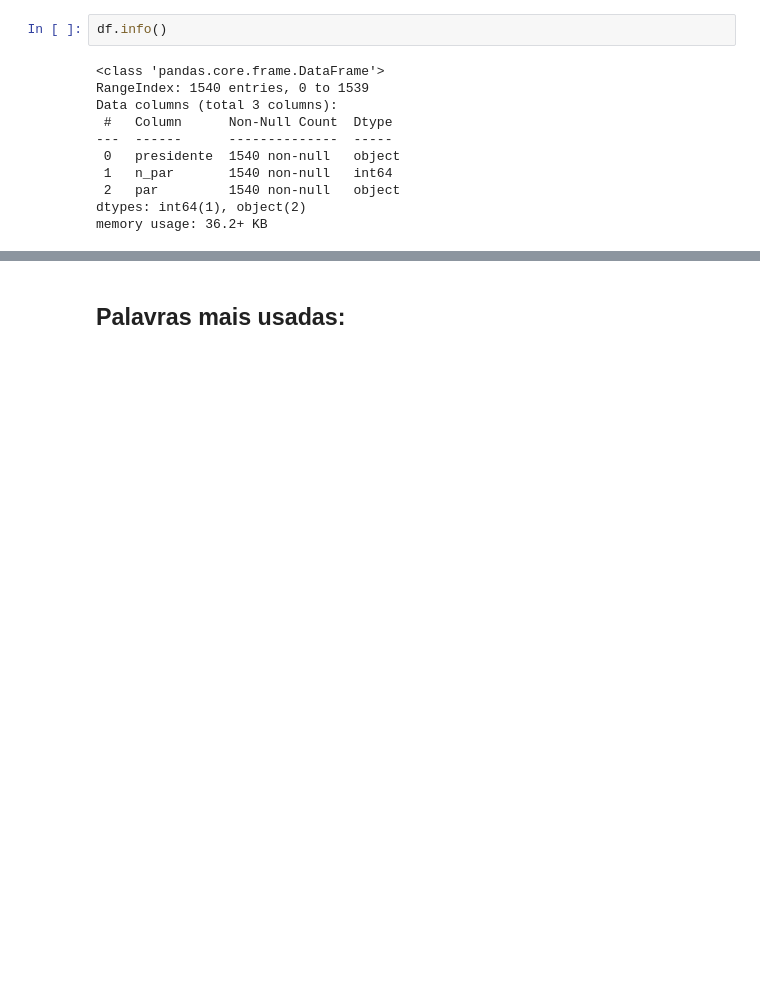
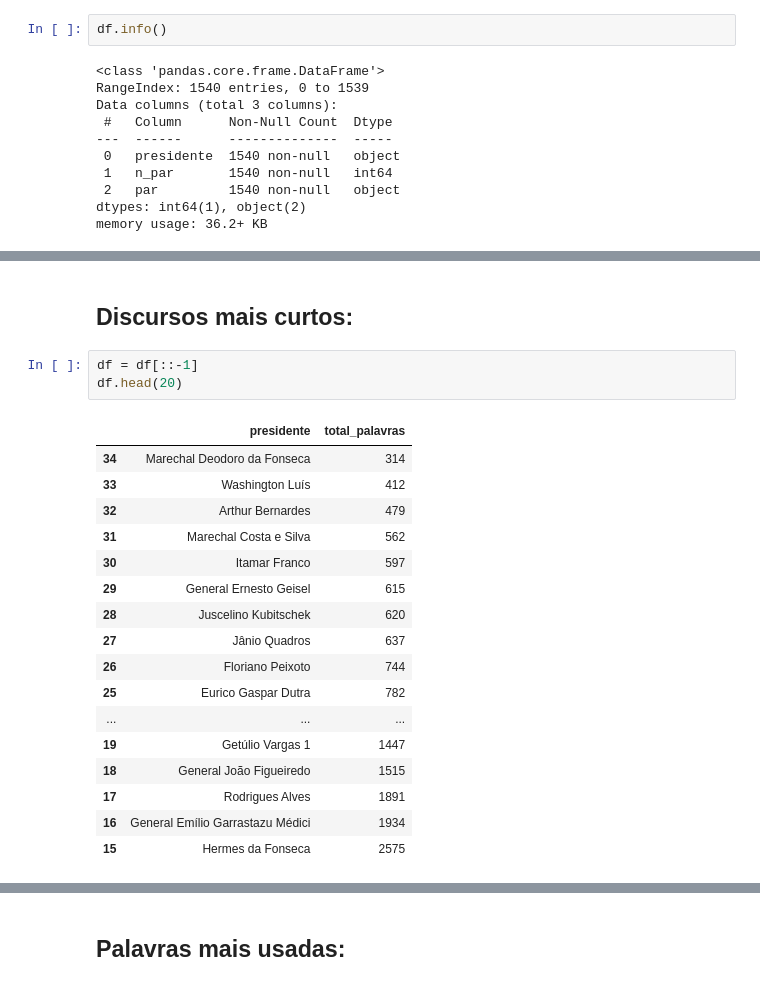
Before and after one commit to PhysicTeacherCode/Brazil-President-s-Speeches-Analysis, a Jupyter notebook: notebooks/01-exploratory.ipynb, the cells around one changed output, grey strips where cells are left out. Drawn from its saved outputs; the diff is of its cells as text; blank space fills up the shorter version.

```diff
--- a/notebooks/01-exploratory.ipynb
+++ b/notebooks/01-exploratory.ipynb
@@ -56,0 +106,23 @@ memory usage: 36.2+ KB
+# %% [markdown]
+## Discursos mais curtos:
+# %%
+df = df[::-1]
+df.head(20)
+# %% [output]
+|  | presidente | total_palavras |
+| 34 | Marechal Deodoro da Fonseca | 314 |
+| 33 | Washington Luís | 412 |
+| 32 | Arthur Bernardes | 479 |
+| 31 | Marechal Costa e Silva | 562 |
+| 30 | Itamar Franco | 597 |
+| 29 | General Ernesto Geisel | 615 |
+| 28 | Juscelino Kubitschek | 620 |
+| 27 | Jânio Quadros | 637 |
+| 26 | Floriano Peixoto | 744 |
+| 25 | Eurico Gaspar Dutra | 782 |
+| ... | ... | ... |
+| 19 | Getúlio Vargas 1 | 1447 |
+| 18 | General João Figueiredo | 1515 |
+| 17 | Rodrigues Alves | 1891 |
+| 16 | General Emílio Garrastazu Médici | 1934 |
+| 15 | Hermes da Fonseca | 2575 |
```
Also changed, not shown: parts of 4 cells of this notebook.
